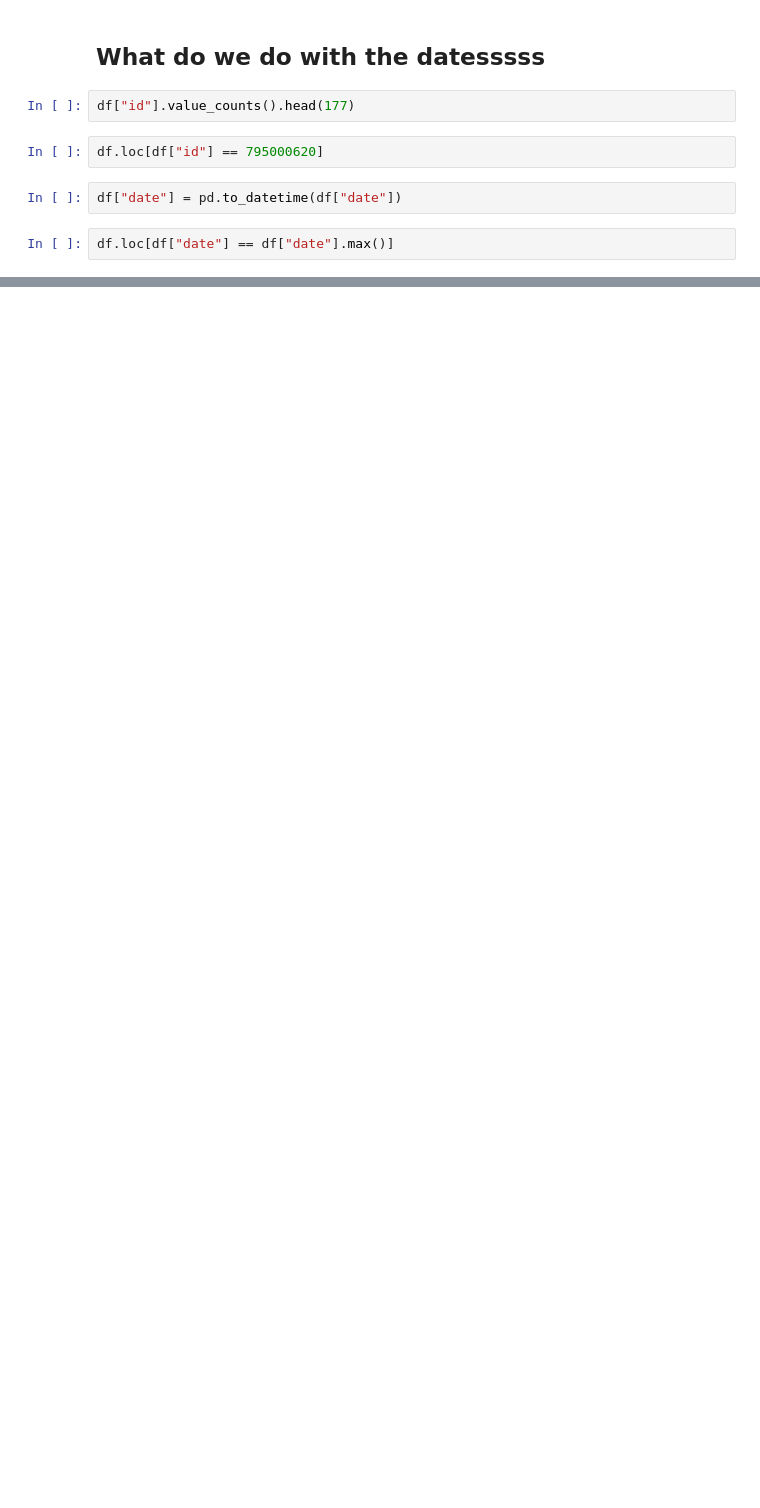
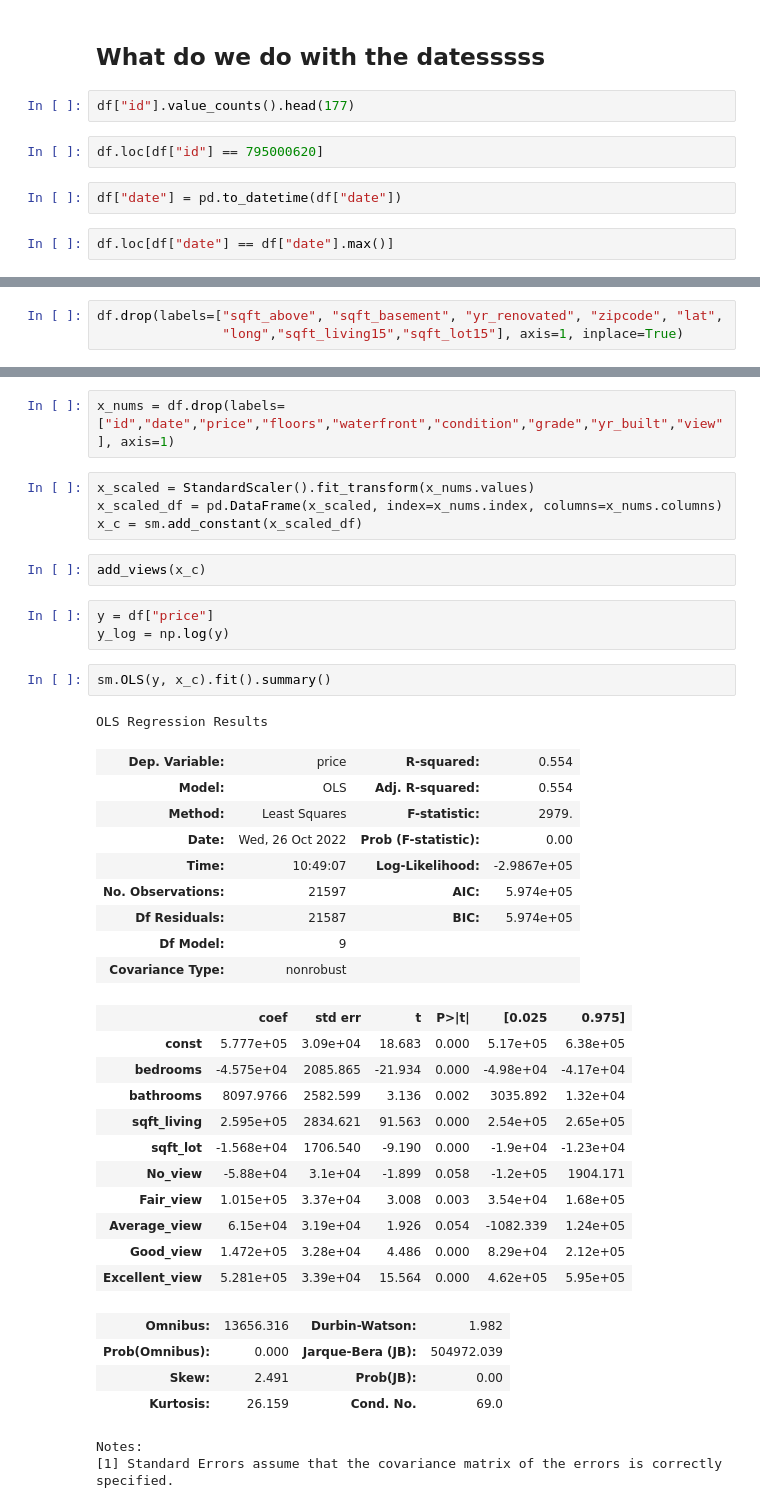
Before and after one commit to DrewFHolcombe/Housing-Sales-Analysis, a Jupyter notebook: Scratch Code/Drew.ipynb, the cells around one changed output, grey strips where cells are left out. Cells and saved outputs as stored; diff of their text form; blank space fills up the shorter version.

```diff
--- a/Scratch Code/Drew.ipynb
+++ b/Scratch Code/Drew.ipynb
@@ -942,0 +290,3 @@ df.loc[df["date"] == df["date"].max()]
+# %%
+df.drop(labels=["sqft_above", "sqft_basement", "yr_renovated", "zipcode", "lat",
+                "long","sqft_living15","sqft_lot15"], axis=1, inplace=True)
@@ -942,0 +317,41 @@ df.loc[df["date"] == df["date"].max()]
+# %%
+x_nums = df.drop(labels=["id","date","price","floors","waterfront","condition","grade","yr_built","view"], axis=1)
+# %%
+x_scaled = StandardScaler().fit_transform(x_nums.values)
+x_scaled_df = pd.DataFrame(x_scaled, index=x_nums.index, columns=x_nums.columns)
+x_c = sm.add_constant(x_scaled_df)
+# %%
+add_views(x_c)
+# %%
+y = df["price"]
+y_log = np.log(y)
+# %%
+sm.OLS(y, x_c).fit().summary()
+# %% [output]
+OLS Regression Results
+| Dep. Variable: | price | R-squared: | 0.554 |
+| Model: | OLS | Adj. R-squared: | 0.554 |
+| Method: | Least Squares | F-statistic: | 2979. |
+| Date: | Wed, 26 Oct 2022 | Prob (F-statistic): | 0.00 |
+| Time: | 10:49:07 | Log-Likelihood: | -2.9867e+05 |
+| No. Observations: | 21597 | AIC: | 5.974e+05 |
+| Df Residuals: | 21587 | BIC: | 5.974e+05 |
+| Df Model: | 9 |  |  |
+| Covariance Type: | nonrobust |  |  |
+|  | coef | std err | t | P>|t| | [0.025 | 0.975] |
+| const | 5.777e+05 | 3.09e+04 | 18.683 | 0.000 | 5.17e+05 | 6.38e+05 |
+| bedrooms | -4.575e+04 | 2085.865 | -21.934 | 0.000 | -4.98e+04 | -4.17e+04 |
+| bathrooms | 8097.9766 | 2582.599 | 3.136 | 0.002 | 3035.892 | 1.32e+04 |
+| sqft_living | 2.595e+05 | 2834.621 | 91.563 | 0.000 | 2.54e+05 | 2.65e+05 |
+| sqft_lot | -1.568e+04 | 1706.540 | -9.190 | 0.000 | -1.9e+04 | -1.23e+04 |
+| No_view | -5.88e+04 | 3.1e+04 | -1.899 | 0.058 | -1.2e+05 | 1904.171 |
+| Fair_view | 1.015e+05 | 3.37e+04 | 3.008 | 0.003 | 3.54e+04 | 1.68e+05 |
+| Average_view | 6.15e+04 | 3.19e+04 | 1.926 | 0.054 | -1082.339 | 1.24e+05 |
+| Good_view | 1.472e+05 | 3.28e+04 | 4.486 | 0.000 | 8.29e+04 | 2.12e+05 |
+| Excellent_view | 5.281e+05 | 3.39e+04 | 15.564 | 0.000 | 4.62e+05 | 5.95e+05 |
+| Omnibus: | 13656.316 | Durbin-Watson: | 1.982 |
+| Prob(Omnibus): | 0.000 | Jarque-Bera (JB): | 504972.039 |
+| Skew: | 2.491 | Prob(JB): | 0.00 |
+| Kurtosis: | 26.159 | Cond. No. | 69.0 |
+Notes:
+[1] Standard Errors assume that the covariance matrix of the errors is correctly specified.
```
Also changed, not shown: parts of 78 cells of this notebook.
